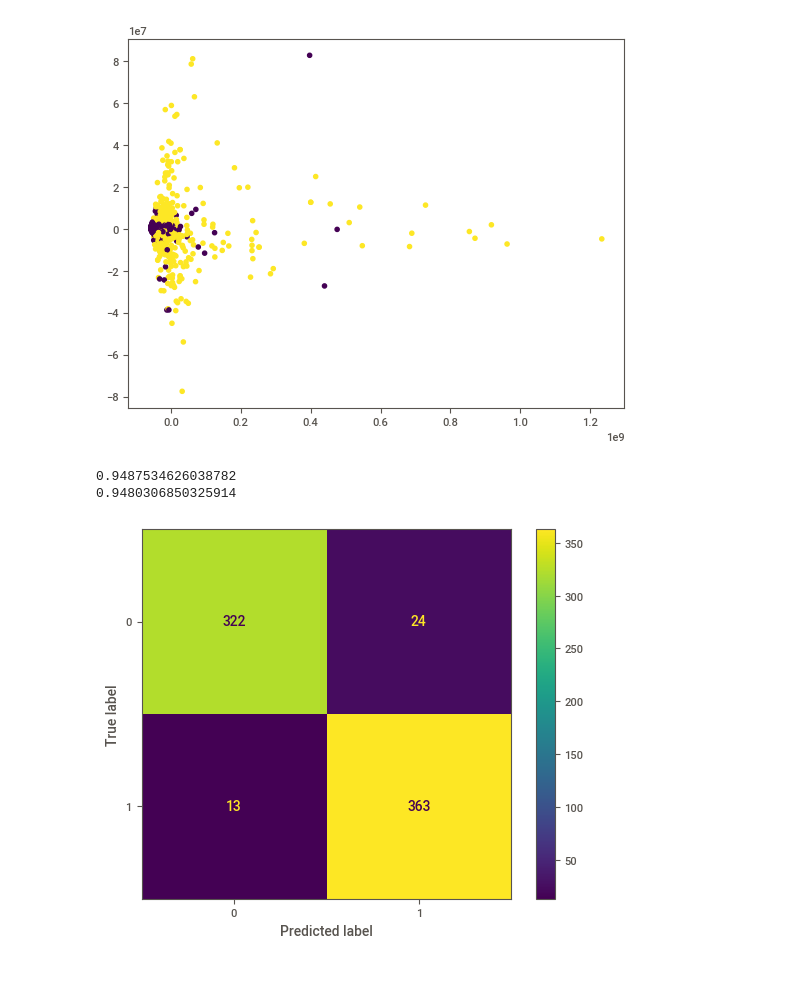
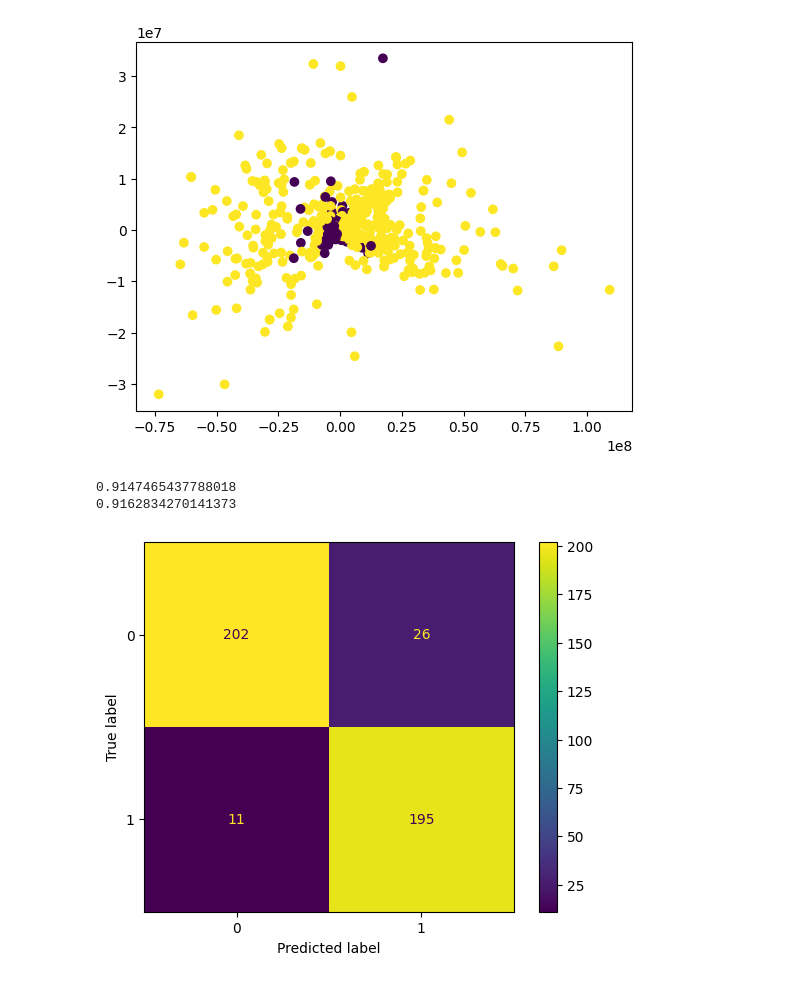
Before and after one commit to Schmidt9898/Datamining_course, a Jupyter notebook: assigment/trying.ipynb, the cells around one changed output. Drawn from its saved outputs; the diff is of its cells as text; code cells hidden in the pictures.

```diff
--- a/assigment/trying.ipynb
+++ b/assigment/trying.ipynb
@@ -57,9 +61,9 @@ y_train = x_train['Expected']
 x_train.drop('Expected', inplace=True, axis=1) # we delete the result
 #x_train = pd.get_dummies(x_train)
 #print("isnasum ",x_train.isna().sum())
-x_train = x_train.fillna(x_train.median())
+x_train = x_train.fillna(0)
 
-x_train, x_test, y_train, y_test = train_test_split(x_train, y_train,test_size=0.5, random_state=42)
+x_train, x_test, y_train, y_test = train_test_split(x_train, y_train,test_size=0.3, random_state=42)
 
 
 train_res = y_train
@@ -70,7 +74,7 @@ test_res = y_test
 unknown = pd.read_csv('data/X_test.csv')
 unknown.drop('Id', inplace=True, axis=1)
 #unknown = pd.get_dummies(unknown)
-unknown = unknown.fillna(unknown.median())
+unknown = unknown.fillna(0)
 # %%
 print(len(x_train.columns))
 #print(x_train.columns)
@@ -217,5 +229,5 @@ pcm(clf_knc,test_data,test_res)
 # %%
-clf = RandomForestClassifier(n_estimators=20)
+clf = RandomForestClassifier(n_estimators=100)
 clf.fit(train_data,train_res)
 predicted_Y = clf.predict(test_data)
 Y_test_proba = clf.predict_proba(test_data)[:,1]
@@ -235,5 +247,5 @@ predicted_Y = clf.predict(unknown_data)
 # %%
-pca = PCA(n_components=50)
+pca = PCA(n_components=40)
 pca = pca.fit(train_data)
 train_pca = pca.transform(train_data)
 
@@ -256,37 +268,37 @@ plt.show()
 #predicted_Y = clf.predict(test_pca)
 #predicted_Y = reg.predict(test_pca)
 #Y_test_proba = clf.predict_proba(test_pca)[:,1]
 
 
 #print(acc(test_res,predicted_Y))
 
 #print(bas(test_res,predicted_Y,adjusted=True))
 #print(bas(test_res,predicted_Y,adjusted=False))
 
 #pcm(clf,train_pca,y_train)
 
 
 clf = RandomForestClassifier(n_estimators=20)
 clf.fit(train_pca,train_res)
 predicted_Y = clf.predict(test_pca)
 Y_test_proba = clf.predict_proba(test_pca)[:,1]
 
 #predicted_Y = [ i>0.2 for i in Y_test_proba]
 
 
 print(acc(test_res,predicted_Y))
 
 print(bas(test_res,predicted_Y))
 pcm(clf,test_pca,test_res)
 
 Real_pca = pca.transform(unknown_data)
 
 predicted_Y = clf.predict(Real_pca)
 # %% [output]
-[figure, old version]
+[figure, new version]
-0.9487534626038782
-0.9480306850325914
+0.9147465437788018
+0.9162834270141373
-[figure, old version]
+[figure, new version]
 # %%
 clf_dtc = GaussianNB()
 
```
Also changed, not shown: parts of 9 cells of this notebook.
